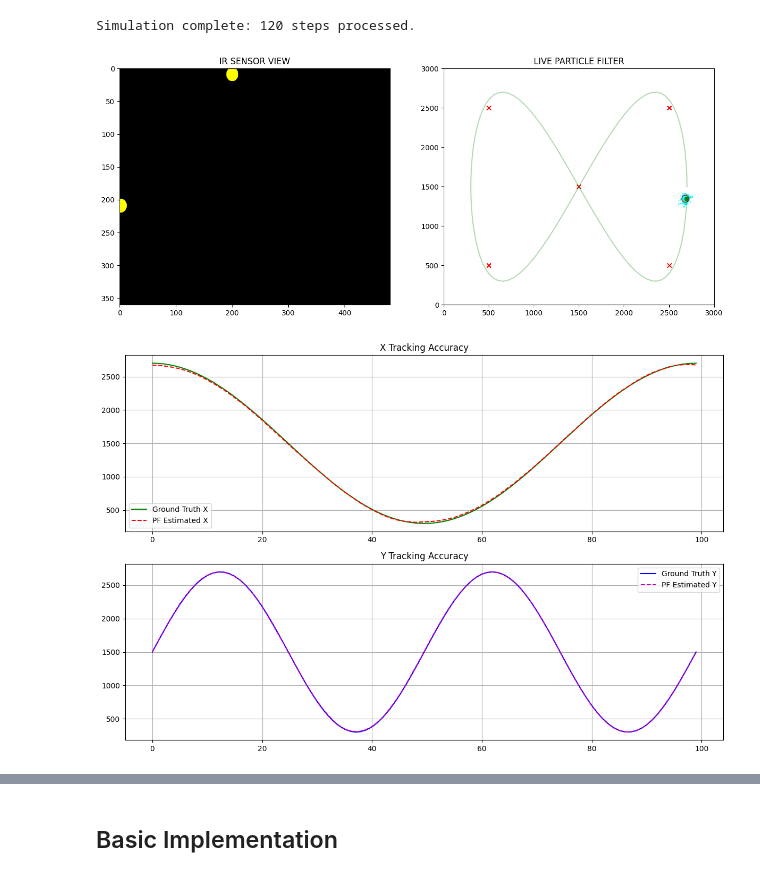
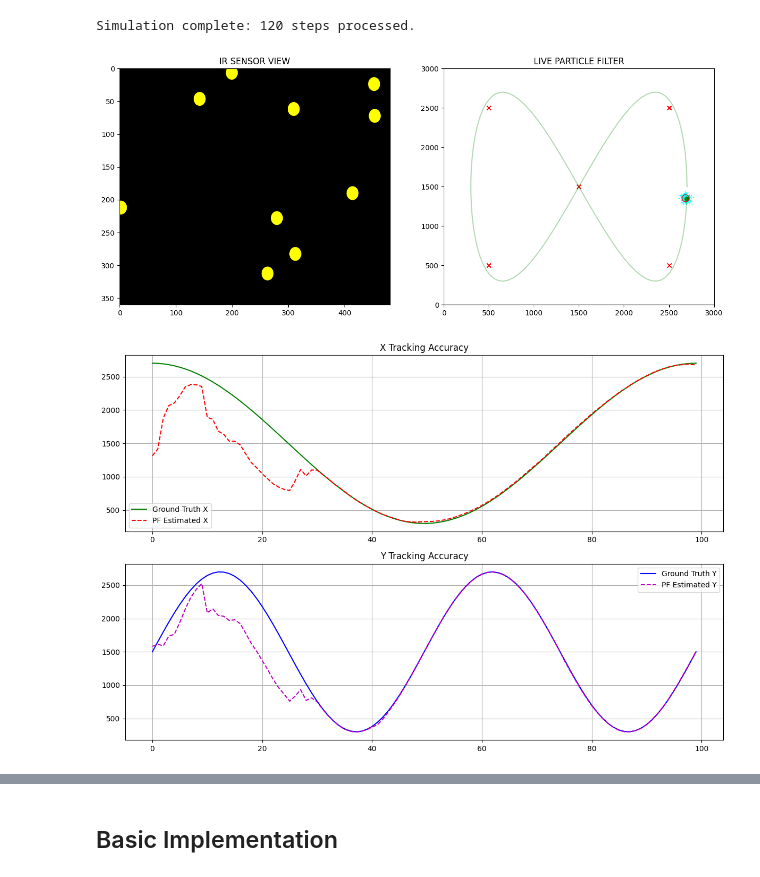
Before and after one commit to PeraHive/project-redspot, a Jupyter notebook: Simulations/Simulator.ipynb, the cells around one changed output, grey strips where cells are left out. Cells and saved outputs as stored; diff of their text form; code cells hidden in the pictures.

```diff
--- a/Simulations/Simulator.ipynb
+++ b/Simulations/Simulator.ipynb
@@ -44,17 +44,44 @@ class IRLocalizer:
         self.focal_length = focal
         self.altitude = altitude
 
-    def capture_blobs(self, true_pos):
-        """Simulates raw sensor detection with noise"""
+    def capture_blobs(self, true_pos, noisy=False):
+        """
+        Simulates IR sensor detection.
+        If noisy=True, adds coordinate jitter, ghost blobs, and signal dropouts.
+        """
         blobs = []
+
+        # 1. Project Known Beacons
         for b_pos in self.beacons.values():
+            # Pinhole model math
             dx, dy = b_pos - true_pos
             px = (dx * self.focal_length / self.altitude) + (self.w / 2)
             py = (dy * self.focal_length / self.altitude) + (self.h / 2)
 
+            # Check if beacon is within the camera frame
             if 0 <= px < self.w and 0 <= py < self.h:
-                # Add 2-pixel sensor noise
-                blobs.append(np.array([px, py]) + np.random.normal(0, 2, 2))
+                if noisy:
+                    # Simulation of "Dropout": 5% chance the sensor misses a beacon
+                    if np.random.rand() < 0.05:
+                        continue
+
+                    # Simulation of "Jitter": Add Gaussian noise to coordinates
+                    # Standard deviation of 3 pixels
+                    px += np.random.normal(0, 3)
+                    py += np.random.normal(0, 3)
+
+                blobs.append(np.array([px, py]))
+
+        # 2. Add "Ghost Blobs" (False Positives)
+        if noisy:
+            # Generate a random number of noise "specks" (e.g., 3 to 10 per frame)
+            num_noise_points = np.random.randint(3, 11)
+            for _ in range(num_noise_points):
+                # These represent small IR reflections or electronic heat noise
+                noise_x = np.random.uniform(0, self.w)
+                noise_y = np.random.uniform(0, self.h)
+                blobs.append(np.array([noise_x, noise_y]))
+
         return blobs
 
     def run_particle_filter(self, move_delta, observed_blobs):
@@ -114,7 +141,7 @@ class DroneSimulator:
 
         return np.stack((x, y), axis=-1)
 
-    def run_simulation(self, steps=100, path_type="lissajous"):
+    def run_simulation(self, steps=100, path_type="lissajous", noisy = False):
         """Standard simulation without animation (High Speed)"""
         path = self.generate_path(steps, path_type)
         self.real_history = []
@@ -126,7 +153,7 @@ class DroneSimulator:
             delta = current_real - path[i-1] if i > 0 else np.array([0, 0])
 
             # Localizer workflow
-            blobs = self.localizer.capture_blobs(current_real)
+            blobs = self.localizer.capture_blobs(current_real,noisy= noisy)
             estimated_pos = self.localizer.run_particle_filter(delta, blobs)
 
             self.real_history.append(current_real)
@@ -137,7 +164,7 @@ class DroneSimulator:
         self.est_history = np.array(self.est_history)
         print(f"Simulation complete: {steps} steps processed.")
 
-    def animate_run(self, steps=100, path_type="lissajous"):
+    def animate_run(self, steps=100, path_type="lissajous", noisy = False):
         """Simulation with live feedback (Slow - for visualization)"""
         path = self.generate_path(steps, path_type)
         self.real_history = []
@@ -146,7 +173,7 @@ class DroneSimulator:
         for i in range(steps):
             current_real = path[i]
             delta = current_real - path[i-1] if i > 0 else np.array([0, 0])
-            blobs = self.localizer.capture_blobs(current_real)
+            blobs = self.localizer.capture_blobs(current_real, noisy=noisy)
             estimated_pos = self.localizer.run_particle_filter(delta, blobs)
 
             self.real_history.append(current_real)
@@ -221,13 +248,13 @@ sim.run_simulation(steps=120, path_type="lissajous")
 # %% [output]
 Simulation complete: 120 steps processed.
 # %%
-sim.animate_run(steps=100, path_type="lissajous")
+sim.animate_run(steps=100, path_type="lissajous", noisy = True)
 # %% [output]
-[figure, old version]
+[figure, new version]
 # %%
 sim.plot_results()
 # %% [output]
-[figure, old version]
+[figure, new version]
 # %%
 sim.plot_map_view()
 # %% [output]
```
Also changed, not shown: parts of 2 cells of this notebook.
